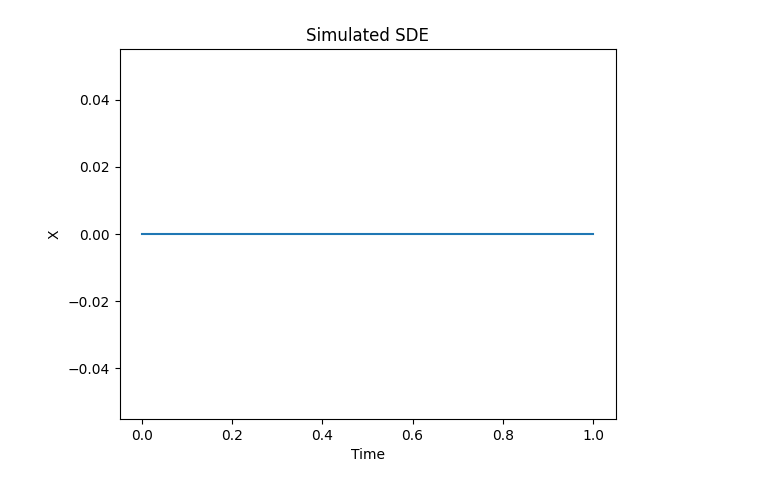
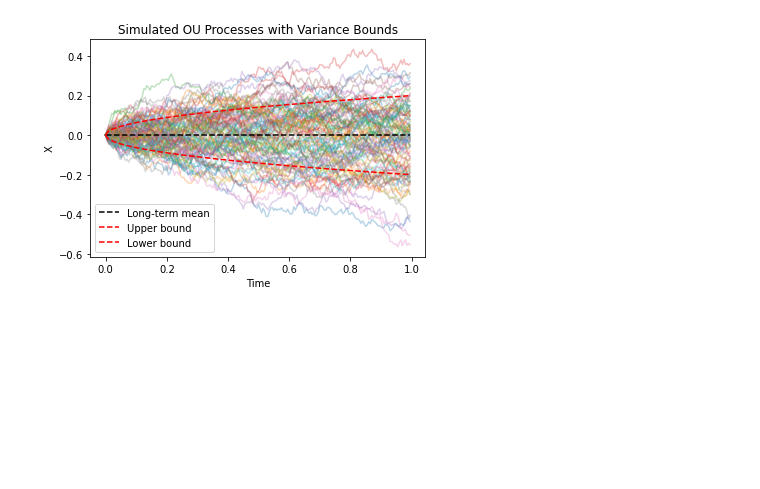
Before and after one commit to guangchen811/guangchen811.github.io, a Jupyter notebook: docs/Difussion/SDE.ipynb, the cells around one changed output. Saved outputs shown, nothing was run; the diff lists cells and outputs as text; code cells hidden in the pictures; blank space fills up the shorter version.

```diff
--- a/docs/Difussion/SDE.ipynb
+++ b/docs/Difussion/SDE.ipynb
@@ -1,33 +1,43 @@
-# %%
-import numpy as np
-import matplotlib.pyplot as plt
-
-# Define the parameters of the SDE
-a = 2.0
-b = 1.0
-
-# Define the time step and the number of time steps
-dt = 0.01
-T = 1.0
-N = int(T / dt)
-
-# Initialize the state variable and the Wiener process
-X = np.zeros(N+1)
-W = np.zeros(N+1)
-
-# Simulate the Wiener process
-for i in range(N):
-    W[i+1] = W[i] + np.sqrt(dt) * np.random.normal()
-
-# Simulate the SDE using the Euler-Maruyama method
-for i in range(N):
-    X[i+1] = X[i] + a*X[i]*dt + b*X[i]*np.sqrt(dt)*W[i+1]
-
-# Plot the results
-plt.plot(np.arange(0, T+dt, dt), X)
-plt.xlabel('Time')
-plt.ylabel('X')
-plt.title('Simulated SDE')
-plt.show()
-# %% [output]
-[figure, removed]
+# %%
+import numpy as np
+import matplotlib.pyplot as plt
+
+# Define parameters
+theta = 0.1
+mu = 0.0
+sigma = 0.2
+dt = 0.005
+T = 1.0
+num_lines = 100
+
+# Define initial conditions
+X0 = 0.0
+t = np.arange(0, T, dt)
+N = len(t)
+
+# Generate random Wiener process
+dW = np.sqrt(dt) * np.random.randn(num_lines, N)
+
+# Define function for simulating OU process
+def simulate_OU(X0, theta, mu, sigma, dW, t):
+    X = np.zeros((num_lines, N))
+    X[:, 0] = X0
+    for i in range(1, N):
+        X[:, i] = X[:, i-1] - theta * (X[:, i-1] - mu) * dt + sigma * dW[:, i]
+    return X
+
+# Simulate OU process
+X = simulate_OU(X0, theta, mu, sigma, dW, t)
+
+# Plot results
+plt.plot(t, X.T, alpha=0.3)
+plt.plot(t, mu * np.ones_like(t), 'k--', label='Long-term mean')
+plt.plot(t, mu + sigma * np.sqrt(t), 'r--', label='Upper bound')
+plt.plot(t, mu - sigma * np.sqrt(t), 'r--', label='Lower bound')
+plt.xlabel('Time')
+plt.ylabel('X')
+plt.title('Simulated OU Processes with Variance Bounds')
+plt.legend()
+plt.show()
+# %% [output]
+[figure, added]
```
Also changed, not shown: parts of 3 cells of this notebook, 46 other files.
